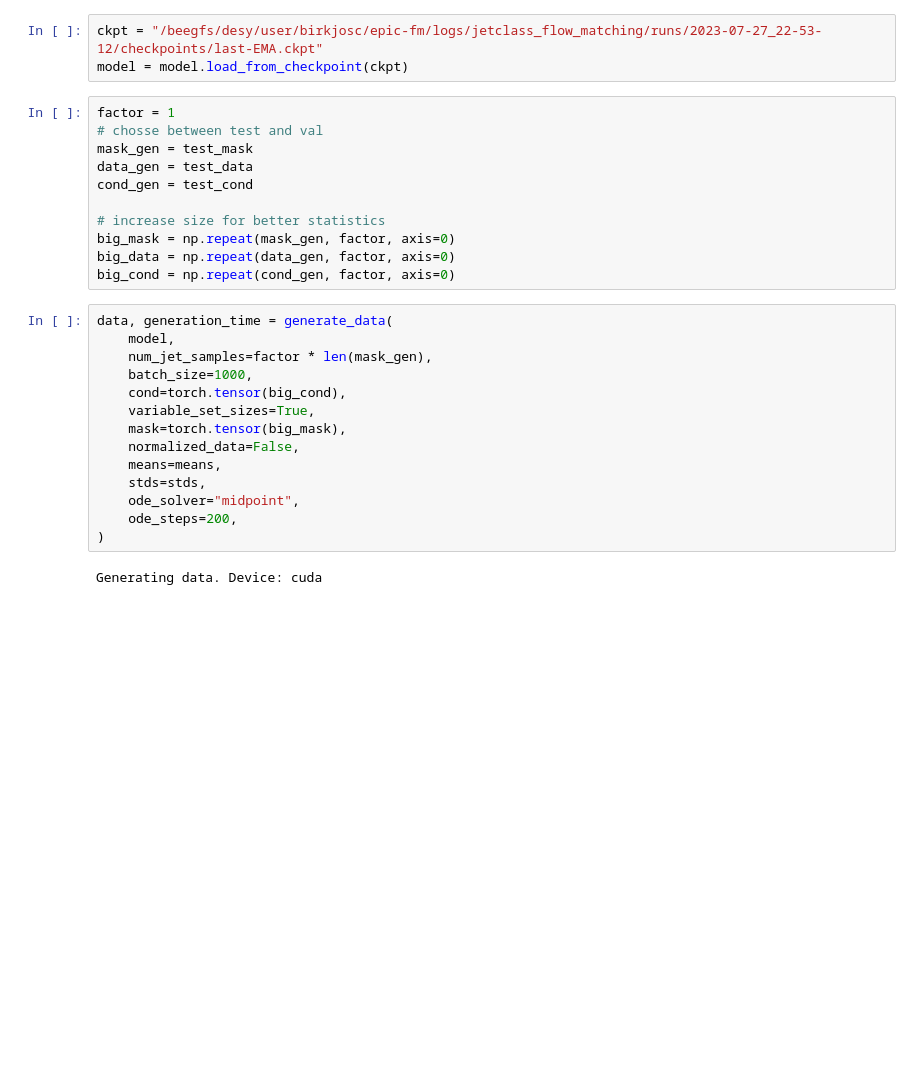
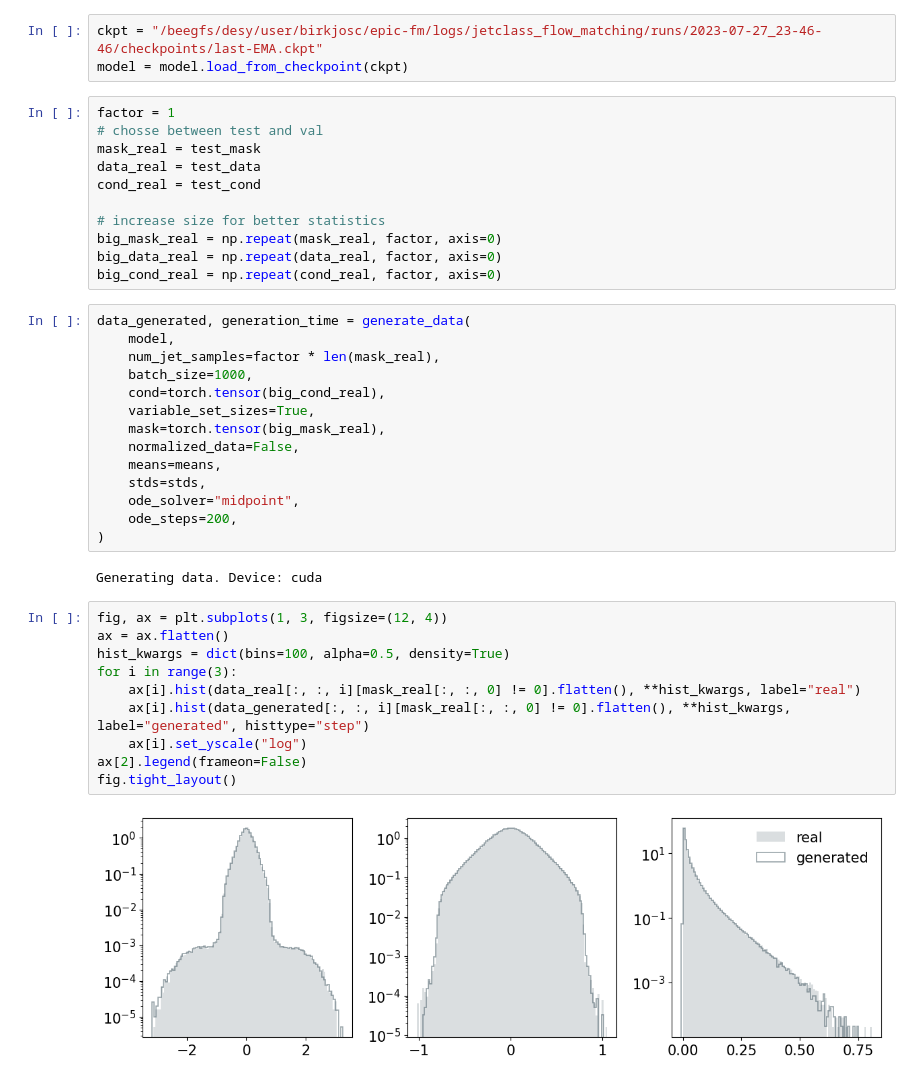
Before and after one commit to ewencedr/particle_fm, a Jupyter notebook: notebooks/evaluation.ipynb, the cells around one changed output. Cells and saved outputs as stored; diff of their text form; blank space fills up the shorter version.

```diff
--- a/notebooks/evaluation.ipynb
+++ b/notebooks/evaluation.ipynb
@@ -95,27 +96,27 @@ print(stds)
 None
 None
 # %%
-ckpt = "/beegfs/desy/user/birkjosc/epic-fm/logs/jetclass_flow_matching/runs/2023-07-27_22-53-12/checkpoints/last-EMA.ckpt"
+ckpt = "/beegfs/desy/user/birkjosc/epic-fm/logs/jetclass_flow_matching/runs/2023-07-27_23-46-46/checkpoints/last-EMA.ckpt"
 model = model.load_from_checkpoint(ckpt)
 # %%
 factor = 1
 # chosse between test and val
-mask_gen = test_mask
-data_gen = test_data
-cond_gen = test_cond
+mask_real = test_mask
+data_real = test_data
+cond_real = test_cond
 
 # increase size for better statistics
-big_mask = np.repeat(mask_gen, factor, axis=0)
-big_data = np.repeat(data_gen, factor, axis=0)
-big_cond = np.repeat(cond_gen, factor, axis=0)
+big_mask_real = np.repeat(mask_real, factor, axis=0)
+big_data_real = np.repeat(data_real, factor, axis=0)
+big_cond_real = np.repeat(cond_real, factor, axis=0)
 # %%
-data, generation_time = generate_data(
+data_generated, generation_time = generate_data(
     model,
-    num_jet_samples=factor * len(mask_gen),
+    num_jet_samples=factor * len(mask_real),
     batch_size=1000,
-    cond=torch.tensor(big_cond),
+    cond=torch.tensor(big_cond_real),
     variable_set_sizes=True,
-    mask=torch.tensor(big_mask),
+    mask=torch.tensor(big_mask_real),
     normalized_data=False,
     means=means,
     stds=stds,
@@ -124,4 +125,16 @@ data, generation_time = generate_data(
 )
 # %% [output]
 Generating data. Device: cuda
+# %%
+fig, ax = plt.subplots(1, 3, figsize=(12, 4))
+ax = ax.flatten()
+hist_kwargs = dict(bins=100, alpha=0.5, density=True)
+for i in range(3):
+    ax[i].hist(data_real[:, :, i][mask_real[:, :, 0] != 0].flatten(), **hist_kwargs, label="real")
+    ax[i].hist(data_generated[:, :, i][mask_real[:, :, 0] != 0].flatten(), **hist_kwargs, label="generated", histtype="step")
+    ax[i].set_yscale("log")
+ax[2].legend(frameon=False)
+fig.tight_layout()
+# %% [output]
+[figure, added]
 # %%
```
Also changed, not shown: parts of 4 cells of this notebook, 1 other file.
